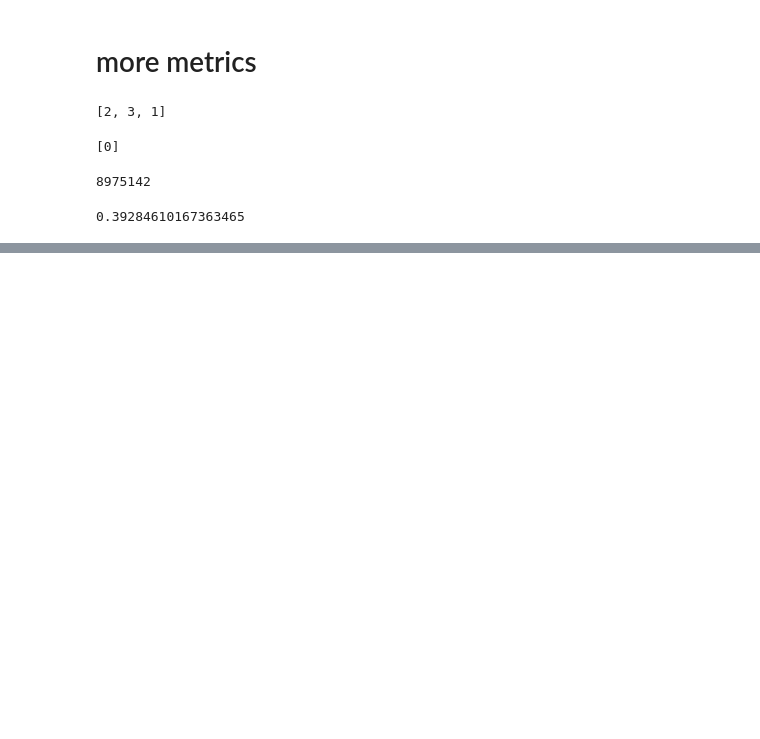
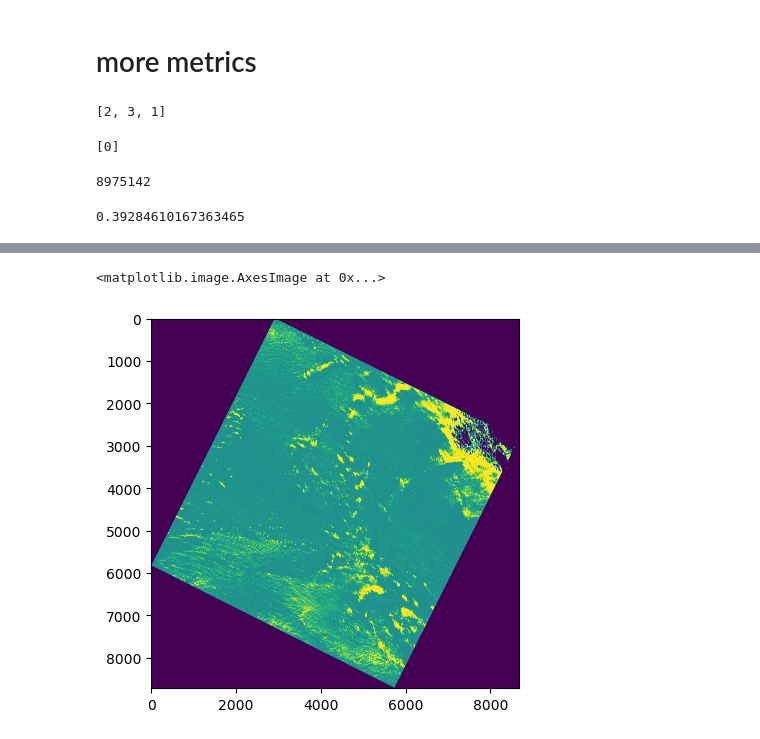
Before and after one commit to GebTorte/RS-Net, a Jupyter notebook: notebooks/sis_evalModel.ipynb, the cells around one changed output, grey strips where cells are left out. Drawn from its saved outputs; the diff is of its cells as text; code cells hidden in the pictures; blank space fills up the shorter version.

```diff
--- a/notebooks/sis_evalModel.ipynb
+++ b/notebooks/sis_evalModel.ipynb
@@ -431,0 +461,5 @@ recall
+# %%
+plt.imshow(mask_true_cls_corrected)
+# %% [output]
+<matplotlib.image.AxesImage at 0x...>
+[figure, added]
```
Also changed, not shown: parts of 14 cells of this notebook, 1 other file.
